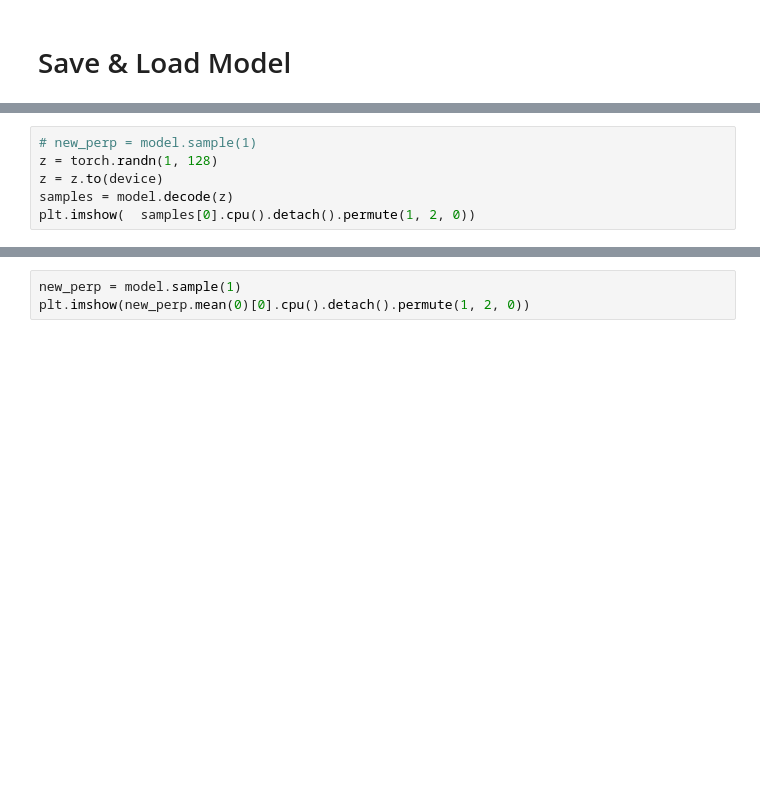
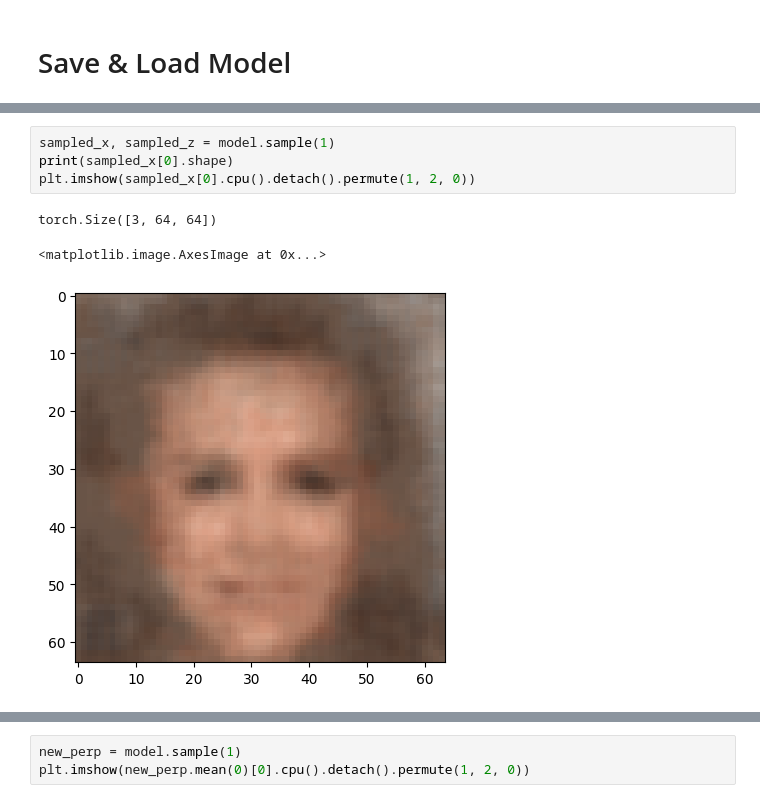
Before and after one commit to sonalbihani/snn-vae, a Jupyter notebook: train.ipynb, the cells around one changed output, grey strips where cells are left out. Saved outputs shown, nothing was run; the diff lists cells and outputs as text; blank space fills up the shorter version.

```diff
--- a/train.ipynb
+++ b/train.ipynb
@@ -675,9 +633,11 @@ ValueError: ignored
 # %%
-# new_perp = model.sample(1)
-z = torch.randn(1, 128)
-z = z.to(device)
-samples = model.decode(z)
-plt.imshow(  samples[0].cpu().detach().permute(1, 2, 0))
+sampled_x, sampled_z = model.sample(1)
+print(sampled_x[0].shape)
+plt.imshow(sampled_x[0].cpu().detach().permute(1, 2, 0))
+# %% [output]
+torch.Size([3, 64, 64])
+<matplotlib.image.AxesImage at 0x...>
+[figure, added]
 # %%
 l_dim = 4
 mu, log_var = model.encode(input=test_input)
```
Also changed, not shown: parts of 14 cells of this notebook, 5 other files.
